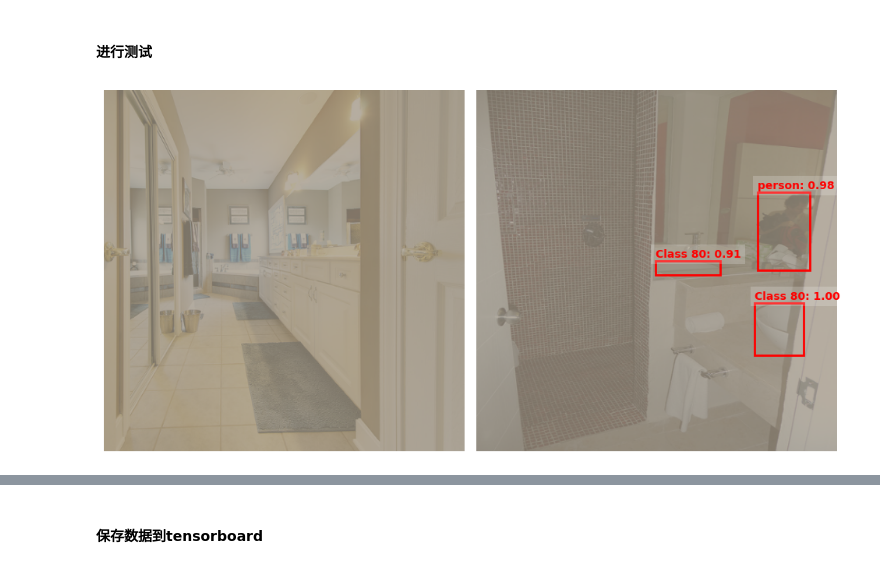
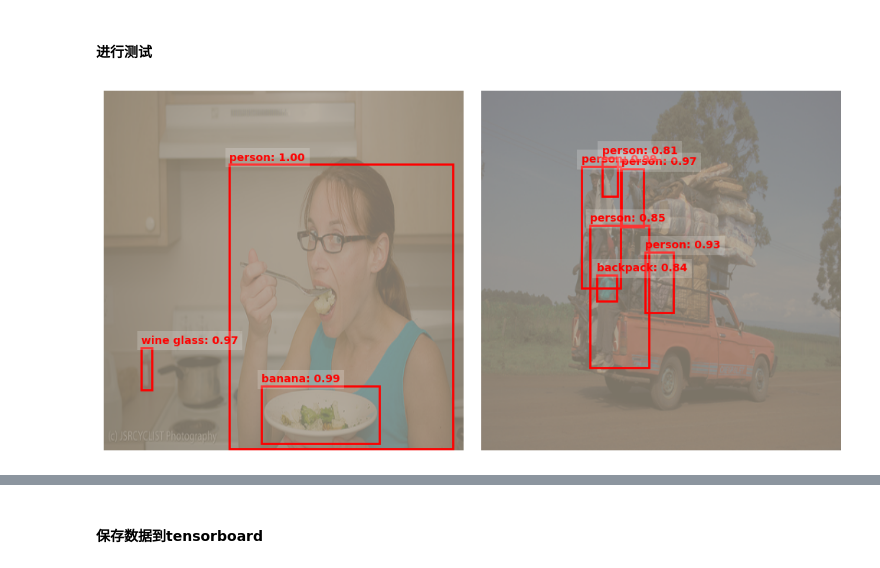
Before and after one commit to gyhdc/MyDLUtils, a Jupyter notebook: Project/detection.ipynb, the cells around one changed output, grey strips where cells are left out. Drawn from its saved outputs; the diff is of its cells as text; code cells hidden in the pictures.

```diff
--- a/Project/detection.ipynb
+++ b/Project/detection.ipynb
@@ -341,37 +341,37 @@ save_weights\FasterRCNN-mAP=0.3202-max_epochs=5
 from utils import prediction
 # 若图片经过归一化（例如均值和标准差归一化），可以定义 unnormalize_fn：
 # 例如：假设均值=[0.485, 0.456, 0.406]，标准差=[0.229, 0.224, 0.225]
 def unnormalize(img, mean=(0.485, 0.456, 0.406), std=(0.229, 0.224, 0.225)):
     # img: tensor (C, H, W)
     mean = torch.tensor(mean).view(-1, 1, 1).to(img.device)
     std = torch.tensor(std).view(-1, 1, 1).to(img.device)
     return img * std + mean
 import torchvision
 # model=models.detection.fasterrcnn_resnet50_fpn(pretrained=True).to(config.device)
 model.eval()
 category_names={idx:cls for idx,cls in enumerate(config.classes)}
 cnt=1
-mx=2
+mx=10
 for images, targets in val_loader:
     if cnt<mx:
         cnt+=1
         continue
     images = images.to(config.device)#一batch的图像[B,C,H,W]
     targets = [{k: v.to(config.device) for k, v in t.items()} for t in targets] #一batch的['boxes', 'labels']
     predictions = model(images)
     # print(predictions)
     prediction.visualize_batch(
         images=images,
         predictions=predictions,
         unnormalize_fn=unnormalize,
-        score_threshold=0.5,
+        score_threshold=0.8,
         category_names=category_names,
-        label_offset=-1
+        label_offset=0
     )
     break
 # 同时构造对应的预测结果
 # %% [output]
-[figure, old version]
+[figure, new version]
 # %%
 import torch
 from utils import utils,train_val
```
Also changed, not shown: parts of 6 cells of this notebook, 2 other files.
